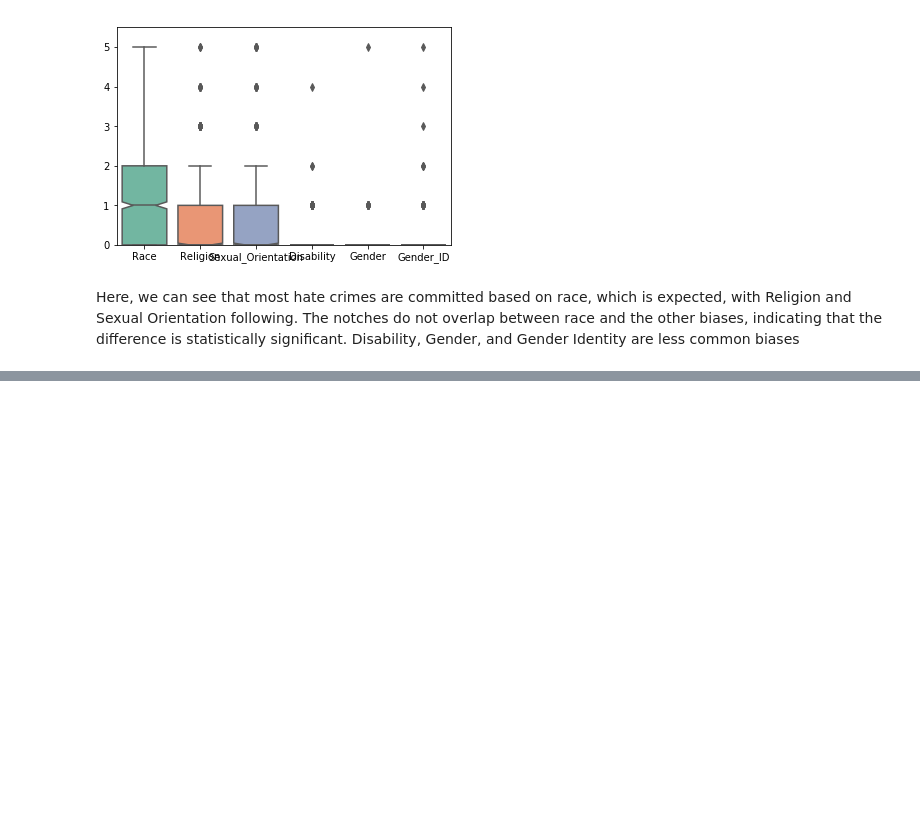
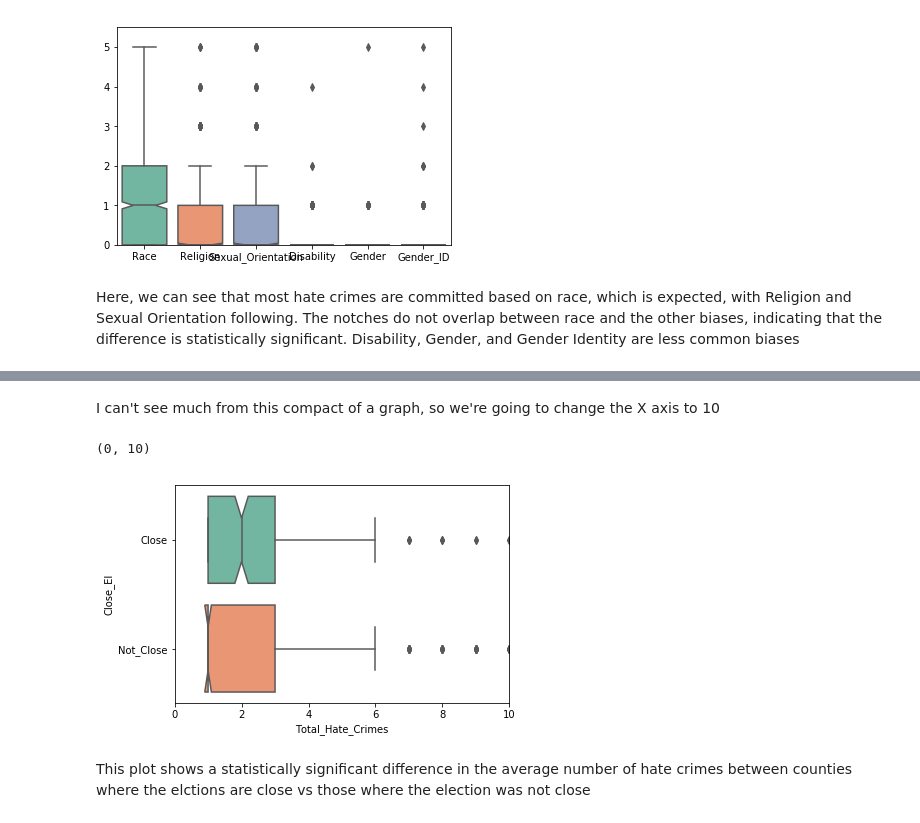
Before and after one commit to LauraCF19/SpringboardProject1, a Jupyter notebook: Desktop/Springboard/Capstone1.ipynb, the cells around one changed output, grey strips where cells are left out. Drawn from its saved outputs; the diff is of its cells as text; code cells hidden in the pictures; blank space fills up the shorter version.

```diff
--- a/Desktop/Springboard/Capstone1.ipynb
+++ b/Desktop/Springboard/Capstone1.ipynb
@@ -778,0 +875,11 @@ Here, we can see that most hate crimes are committed based on race, which is exp
+# %% [markdown]
+I can't see much from this compact of a graph, so we're going to change the X axis to 10
+# %%
+close_box_adj = sns.boxplot(x="Total_Hate_Crimes", y = "Close_El", data = merge2, palette = "Set2", notch = True)
+
+plt.xlim(0, 10)
+# %% [output]
+(0, 10)
+[figure, added]
+# %% [markdown]
+This plot shows a statistically significant difference in the average number of hate crimes between counties where the elctions are close vs those where the election was not close
```
Also changed, not shown: parts of 18 cells of this notebook.
